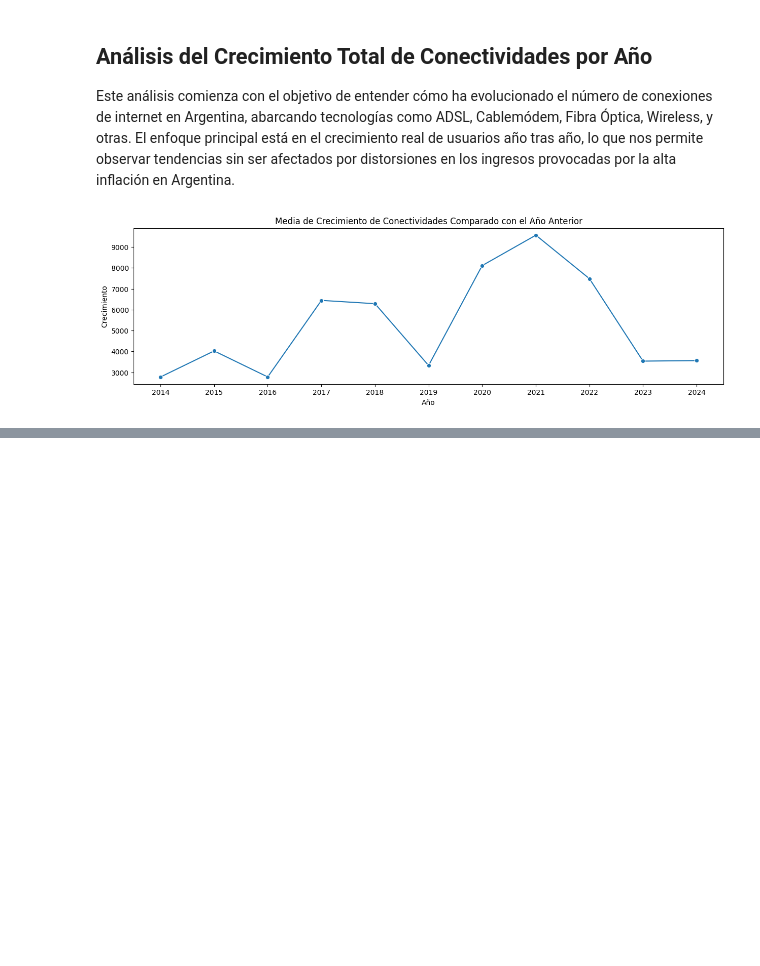
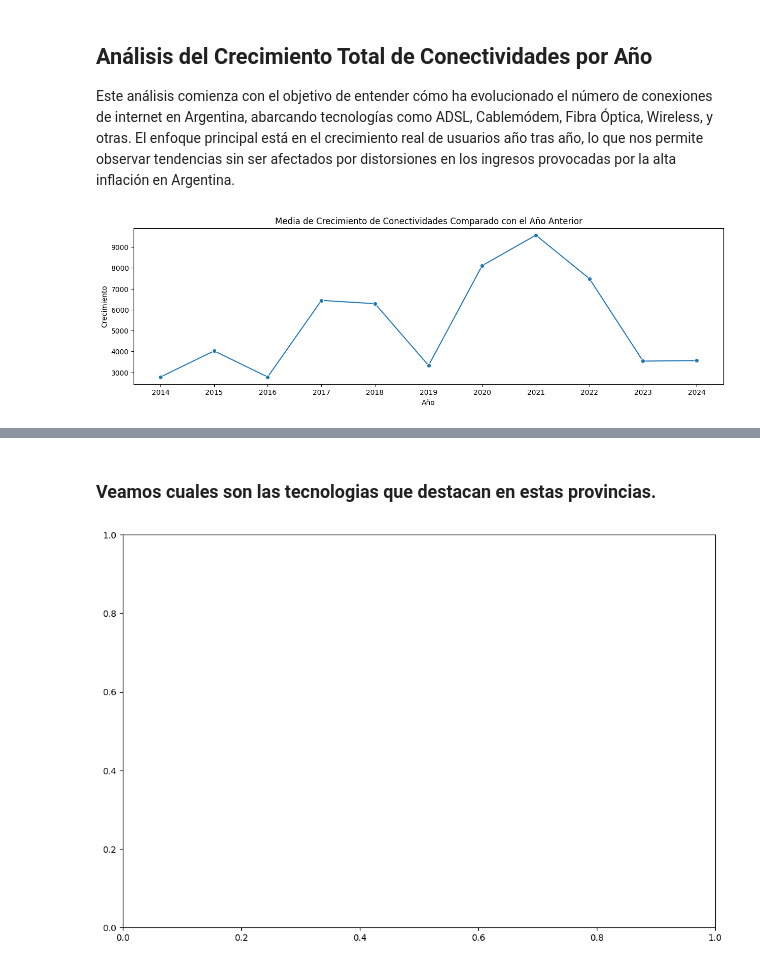
Before and after one commit to mauricioarcez/Analisis-de-Mercado-Internet-Arg, a Jupyter notebook: notebooks/eda.ipynb, the cells around one changed output, grey strips where cells are left out. Cells and saved outputs as stored; diff of their text form; code cells hidden in the pictures; blank space fills up the shorter version.

```diff
--- a/notebooks/eda.ipynb
+++ b/notebooks/eda.ipynb
@@ -84,0 +63,10 @@ plt.show()
+# %% [markdown]
+### Veamos cuales son las tecnologias que destacan en estas provincias.
+# %%
+# Crear gráfico de barras apiladas con tecnologias sobre el total.
+fig, ax = plt.subplots(figsize=(12, 8))
+
+
+plt.show()
+# %% [output]
+[figure, added]
```
Also changed, not shown: parts of 6 cells of this notebook.
